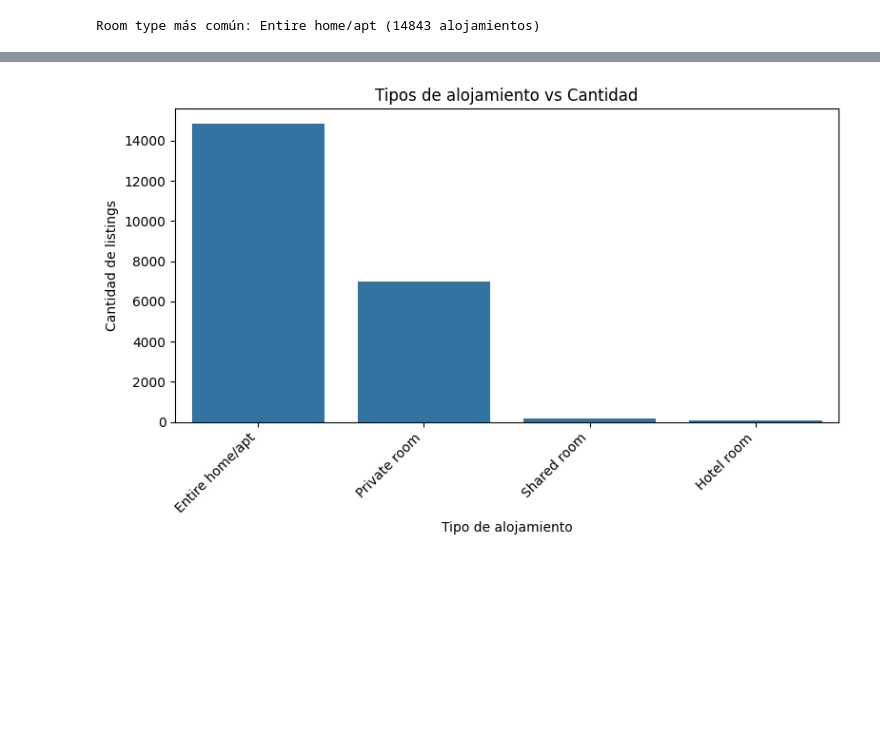
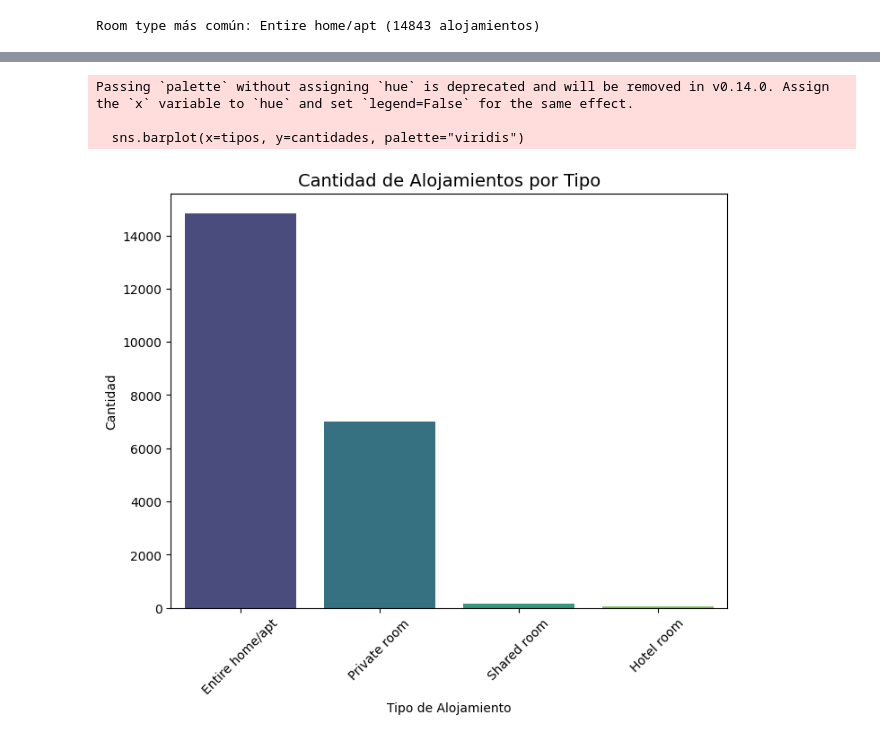
Before and after one commit to alejandroMilos/advancedAI, a Jupyter notebook: airbnb/airbnb.ipynb, the cells around one changed output, grey strips where cells are left out. Cells and saved outputs as stored; diff of their text form; code cells hidden in the pictures; blank space fills up the shorter version.

```diff
--- a/airbnb/airbnb.ipynb
+++ b/airbnb/airbnb.ipynb
@@ -1,7 +1,7 @@
 # %%
 # Importacion de libreria polars y lectura de archivo CSV
 import polars as pl
-df = pl.read_csv("./listings.csv")
+df = pl.read_csv("./listings.csv.gz")
 
 # Mostrar la tabla en pantalla
 df
@@ -23,4 +34,8 @@ shape: (26_067, 18)
 # %%
+# Filtrado y limpieza de la columna de precios
+
 df = df.drop_nulls("price")
+df = df.with_columns(pl.col("price").cast(pl.Utf8).str.replace_all(r"[\$,]", "").cast(pl.Float64))
+print("Columna de precios limpia:")
 print(df.select("price"))
 # %% [output]
@@ -148,26 +154,26 @@ plt.show()
 # %%
-import pandas as pd
-
-# Tipo de alojamiento vs cantidad
-room_col = pick_column(df.columns, ["room_type", "tipo_de_alojamiento", "roomType"])
-
-lat_col = pick_column(df.columns, ["latitude", "lat", "Latitude"])
-lon_col = pick_column(df.columns, ["longitude", "lon", "lng", "Longitude"])
-
-counts_room = (
-    df.group_by(room_col)
-      .agg(pl.len().alias("cantidad"))
-      .sort("cantidad", descending=True)
+room_counts = (
+    df.group_by("room_type")
+      .agg(pl.len().alias("total_listings"))
+      .sort("total_listings", descending=True)
 )
 
-plt.figure(figsize=(8, 5))
-sns.barplot(data=counts_room, x=room_col, y="cantidad")
-plt.title("Tipos de alojamiento vs Cantidad")
-plt.xlabel("Tipo de alojamiento")
-plt.ylabel("Cantidad de listings")
-plt.xticks(rotation=45, ha="right")
-plt.tight_layout()
+# Extraer datos como listas desde Polars
+tipos = room_counts["room_type"].to_list()
+cantidades = room_counts["total_listings"].to_list()
+
+# Graficar con Seaborn usando listas
+plt.figure(figsize=(8, 6))
+sns.barplot(x=tipos, y=cantidades, palette="viridis")
+
+plt.title("Cantidad de Alojamientos por Tipo", fontsize=14)
+plt.xlabel("Tipo de Alojamiento", fontsize=10)
+plt.ylabel("Cantidad", fontsize=10)
+plt.xticks(rotation=45)
 plt.show()
 # %% [output]
+Passing `palette` without assigning `hue` is deprecated and will be removed in v0.14.0. Assign the `x` variable to `hue` and set `legend=False` for the same effect.
+
+  sns.barplot(x=tipos, y=cantidades, palette="viridis")
-[figure, old version]
+[figure, new version]
 # %%
```
Also changed, not shown: parts of 7 cells of this notebook, 2 other files.
